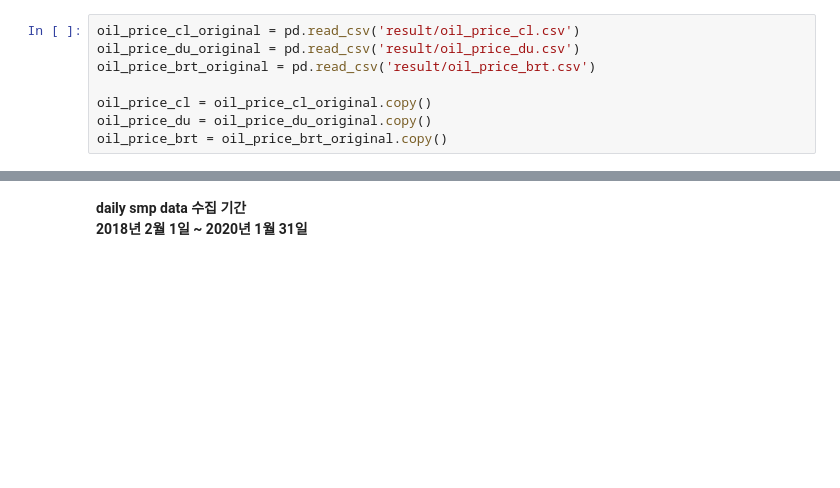
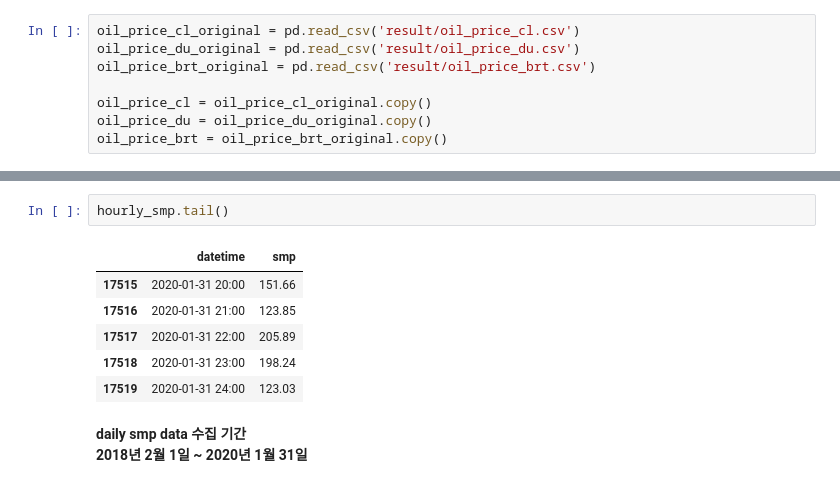
Before and after one commit to Kiminjo/electricity_usage_forecast, a Jupyter notebook: Dacon_main.ipynb, the cells around one changed output, grey strips where cells are left out. Saved outputs shown, nothing was run; the diff lists cells and outputs as text; blank space fills up the shorter version.

```diff
--- a/Dacon_main.ipynb
+++ b/Dacon_main.ipynb
@@ -65,3 +88,12 @@ weather
+# %%
+hourly_smp.tail()
+# %% [output]
+|  | datetime | smp |
+| 17515 | 2020-01-31 20:00 | 151.66 |
+| 17516 | 2020-01-31 21:00 | 123.85 |
+| 17517 | 2020-01-31 22:00 | 205.89 |
+| 17518 | 2020-01-31 23:00 | 198.24 |
+| 17519 | 2020-01-31 24:00 | 123.03 |
 # %% [markdown]
 **daily smp data 수집 기간**
 **2018년 2월 1일 ~ 2020년 1월 31일**
```
Also changed, not shown: parts of 23 cells of this notebook, 1 other file.
